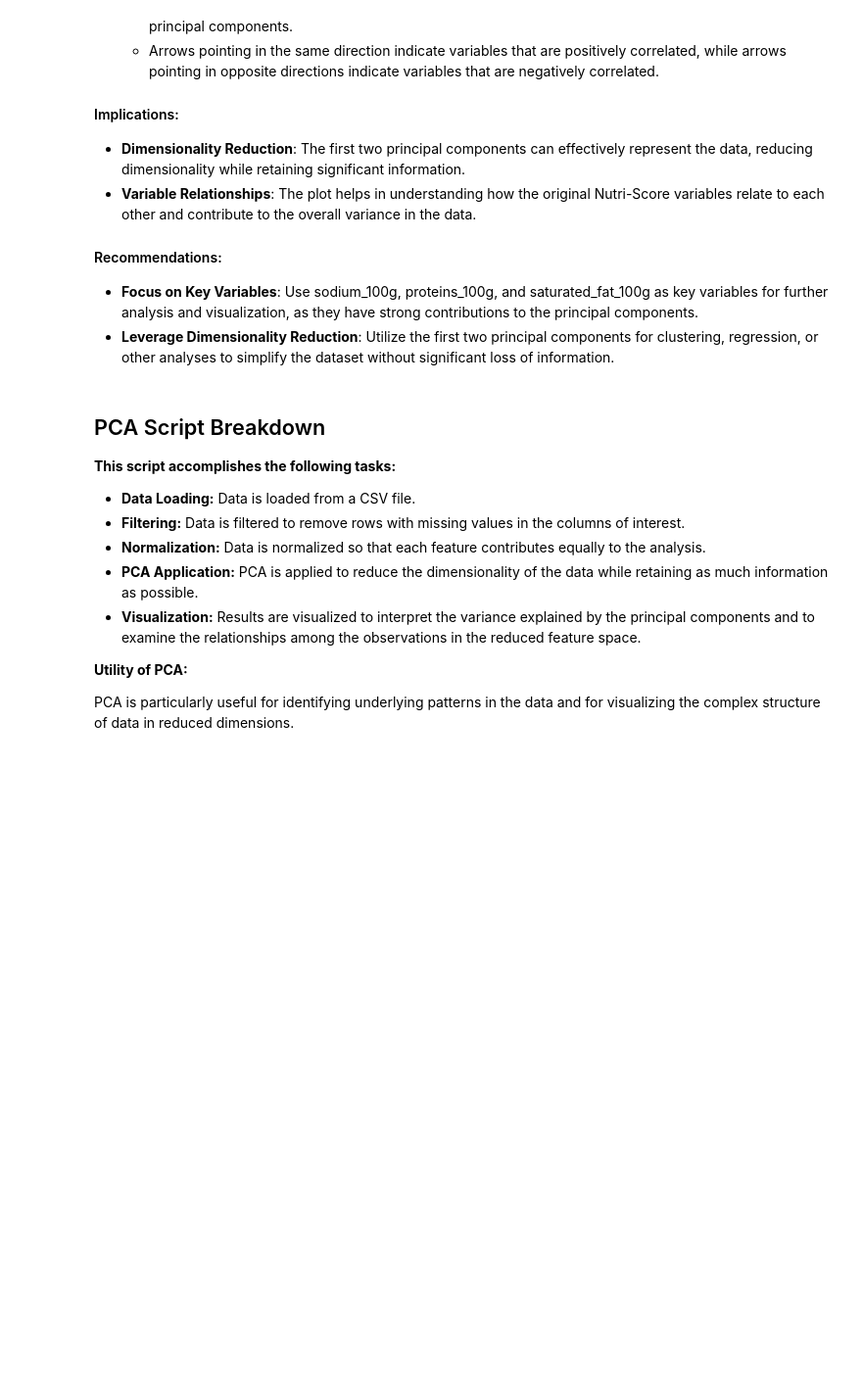
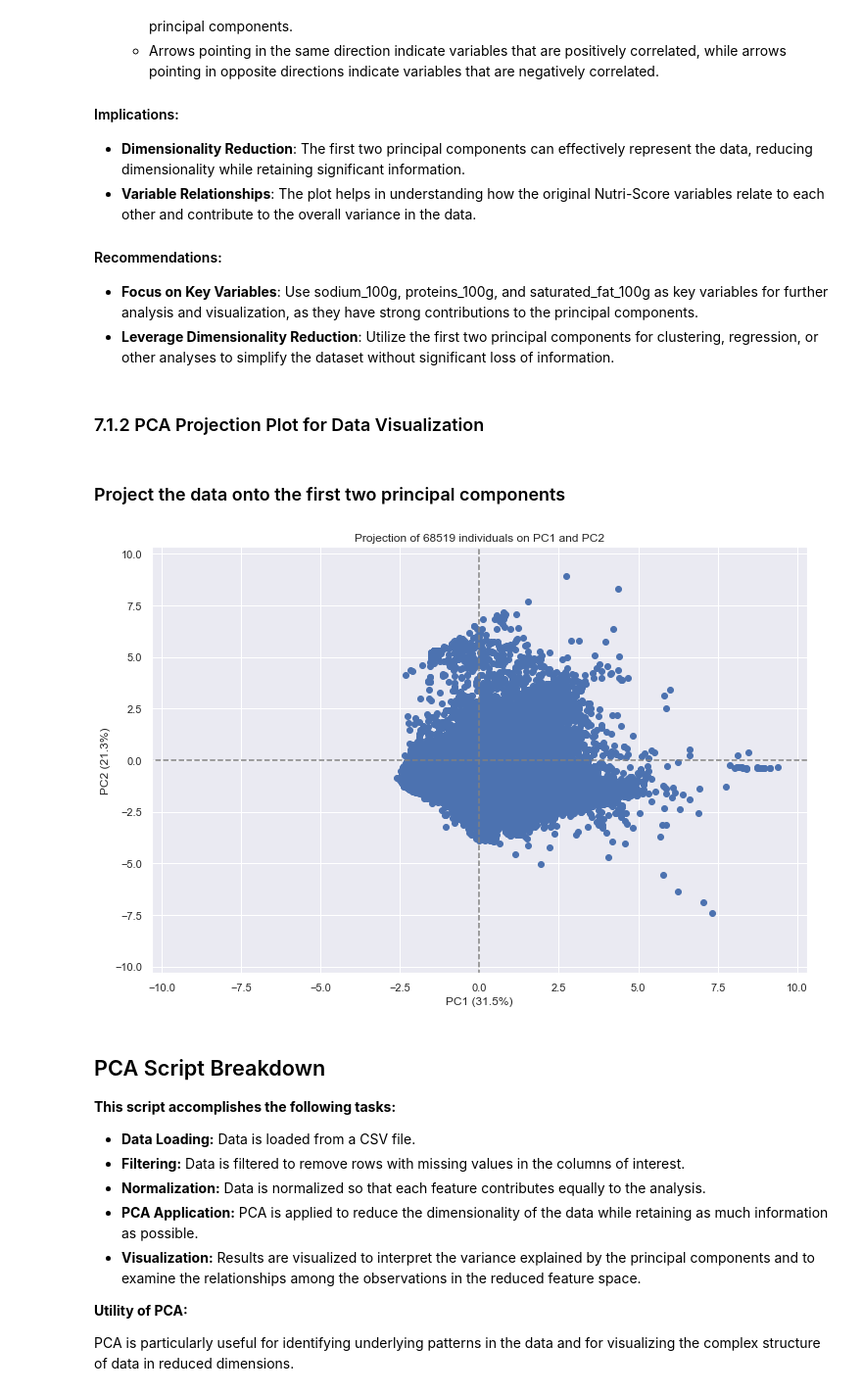
Before and after one commit to preudh/OC_IA_P3_Prepare_data_for_a_public_health_organization, a Jupyter notebook: notebooks/openfoodfacts-data-analysis.ipynb, the cells around one changed output. Shown at 98% size. Cells and saved outputs as stored; diff of their text form; code cells hidden in the pictures; blank space fills up the shorter version.

Commit message:
Project the data onto the first two principal components

```diff
--- a/notebooks/openfoodfacts-data-analysis.ipynb
+++ b/notebooks/openfoodfacts-data-analysis.ipynb
@@ -3143,6 +3143,83 @@ The correlation circle is a valuable tool in Principal Component Analysis (PCA)
 
 - **Focus on Key Variables**: Use sodium_100g, proteins_100g, and saturated_fat_100g as key variables for further analysis and visualization, as they have strong contributions to the principal components.
 - **Leverage Dimensionality Reduction**: Utilize the first two principal components for clustering, regression, or other analyses to simplify the dataset without significant loss of information.
+# %% [markdown]
+### 7.1.2 PCA Projection Plot for Data Visualization
+# %% [markdown]
+### Project the data onto the first two principal components
+# %%
+import matplotlib.pyplot as plt
+import numpy as np
+from sklearn.decomposition import PCA
+from sklearn.preprocessing import StandardScaler
+
+# Define the function to plot factorial planes
+def plot_factorial_planes(X_projected, n_comp, pca, axis_ranks, labels=None, alpha=1, illustrative_var=None):
+    for d1, d2 in axis_ranks:
+        if d2 < n_comp:
+
+            # Initialize the figure
+            fig = plt.figure(figsize=(12, 8))
+
+            # Plot the points
+            if illustrative_var is None:
+                plt.scatter(X_projected[:, d1], X_projected[:, d2], alpha=alpha)
+            else:
+                illustrative_var = np.array(illustrative_var)
+                for value in np.unique(illustrative_var):
+                    selected = np.where(illustrative_var == value)
+                    plt.scatter(X_projected[selected, d1], X_projected[selected, d2], alpha=alpha, label=value)
+                plt.legend()
+
+            # Plot the labels of the points
+            if labels is not None:
+                for i, (x, y) in enumerate(X_projected[:, [d1, d2]]):
+                    plt.text(x, y, labels[i], fontsize='14', ha='center', va='center')
+
+            # Determine the limits of the plot
+            boundary = np.max(np.abs(X_projected[:, [d1, d2]])) * 1.1
+            plt.xlim([-boundary, boundary])
+            plt.ylim([-boundary, boundary])
+
+            # Plot horizontal and vertical lines
+            plt.plot([-100, 100], [0, 0], color='grey', ls='--')
+            plt.plot([0, 0], [-100, 100], color='grey', ls='--')
+
+            # Label the axes with the percentage of explained variance
+            plt.xlabel('PC{} ({}%)'.format(d1 + 1, round(100 * pca.explained_variance_ratio_[d1], 1)))
+            plt.ylabel('PC{} ({}%)'.format(d2 + 1, round(100 * pca.explained_variance_ratio_[d2], 1)))
+
+            plt.title("Projection of {} individuals on PC{} and PC{}".format(X_projected.shape[0], d1 + 1, d2 + 1))
+            plt.show()
+
+# Example usage within the Nutri-Score project
+nutri_score_columns = [
+    'energy_100g', 'sugars_100g', 'saturated_fat_100g',
+    'sodium_100g', 'fiber_100g', 'proteins_100g',
+    'fruits_vegetables_nuts_100g'
+]
+
+# Filter the data to keep only rows without missing values for the relevant analyses
+data_pca = data[nutri_score_columns].dropna()
+
+# Normalize the data
+scaler = StandardScaler()
+data_normalized = scaler.fit_transform(data_pca)
+
+# Initialize and fit PCA
+pca = PCA()
+X_projected = pca.fit_transform(data_normalized)
+
+# Determine the number of components to keep
+n_comp = 2  # based on the previous analysis
+
+# Define the axis ranks for the factorial planes
+axis_ranks = [(0, 1)]  # PC1 vs PC2
+
+# Plot the factorial planes
+plot_factorial_planes(X_projected, n_comp, pca, axis_ranks)
+# %% [output]
+[figure, added]
 # %% [markdown]
 ## PCA Script Breakdown
 
```
